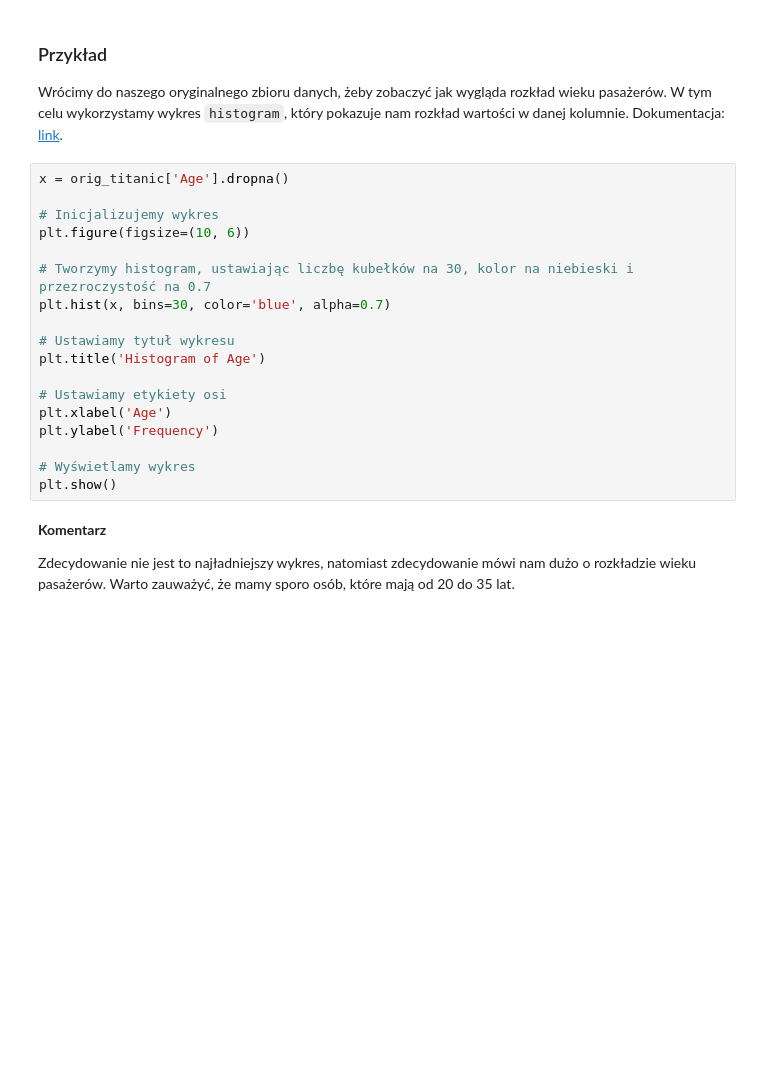
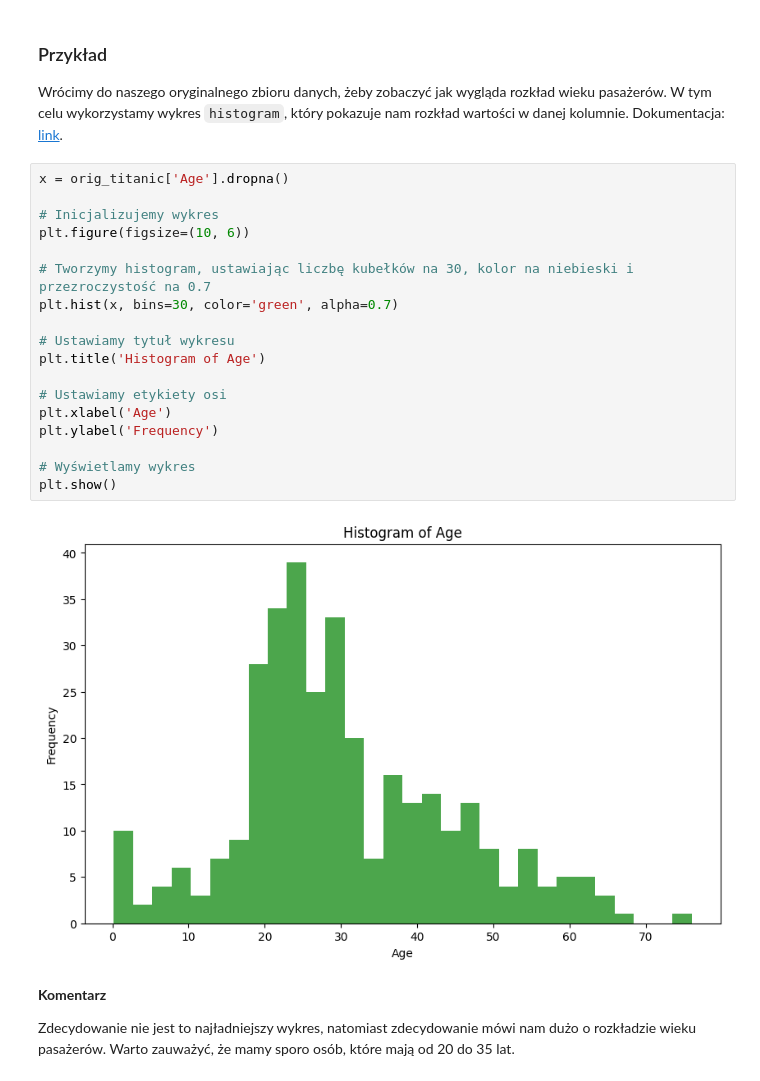
Before and after one commit to Qenszu/algorithms, a Jupyter notebook: lab_00/main.ipynb, the cells around one changed output. Saved outputs shown, nothing was run; the diff lists cells and outputs as text; blank space fills up the shorter version.

```diff
--- a/lab_00/main.ipynb
+++ b/lab_00/main.ipynb
@@ -333,21 +396,23 @@ Wrócimy do naszego oryginalnego zbioru danych, żeby zobaczyć jak wygląda roz
 # %%
 x = orig_titanic['Age'].dropna()
 
 # Inicjalizujemy wykres
 plt.figure(figsize=(10, 6))
 
 # Tworzymy histogram, ustawiając liczbę kubełków na 30, kolor na niebieski i przezroczystość na 0.7
-plt.hist(x, bins=30, color='blue', alpha=0.7)
+plt.hist(x, bins=30, color='green', alpha=0.7)
 
 # Ustawiamy tytuł wykresu
 plt.title('Histogram of Age')
 
 # Ustawiamy etykiety osi
 plt.xlabel('Age')
 plt.ylabel('Frequency')
 
 # Wyświetlamy wykres
 plt.show()
+# %% [output]
+[figure, added]
 # %% [markdown]
 **Komentarz**
 
```
Also changed, not shown: parts of 14 cells of this notebook.
